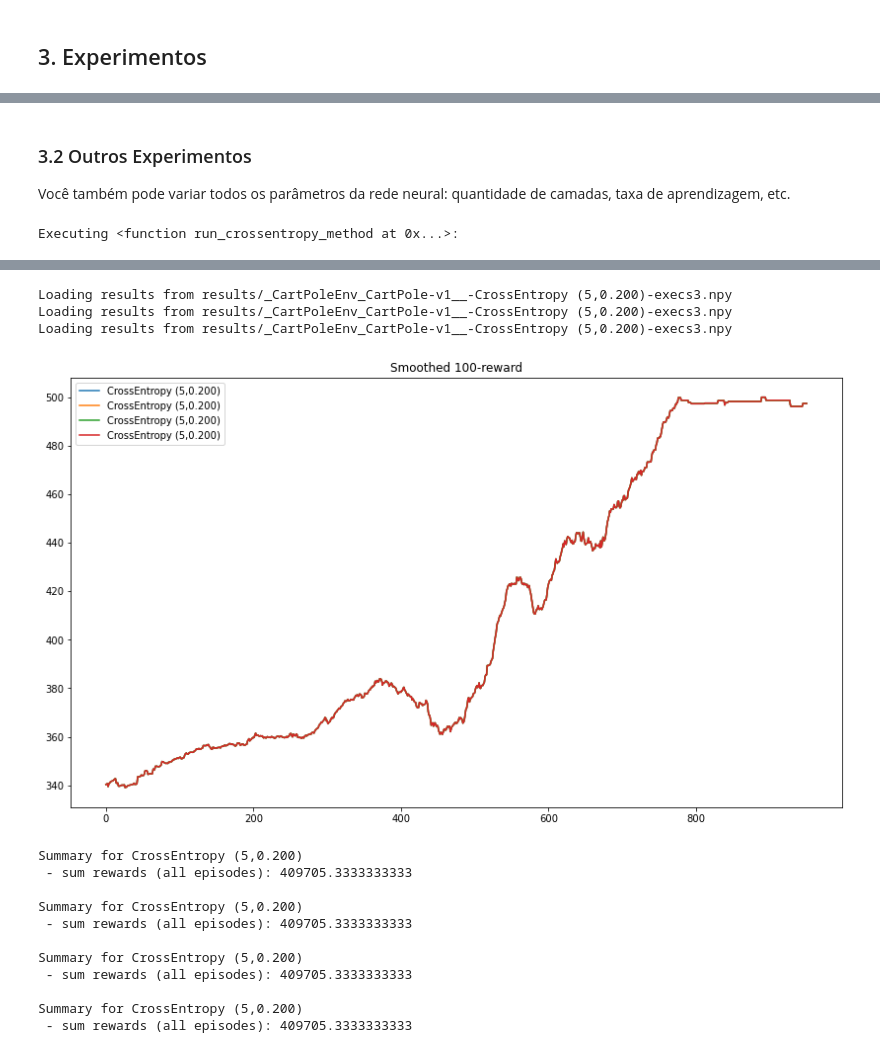
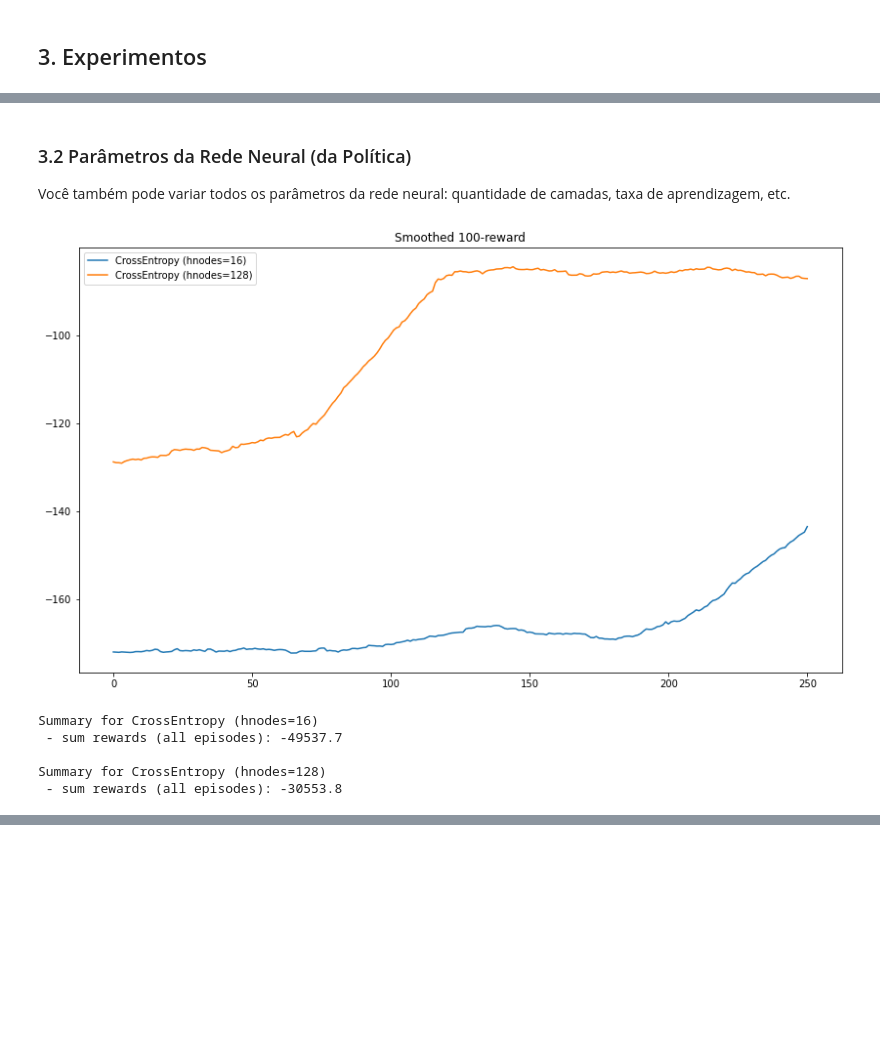
Before and after one commit to pablo-sampaio/rl_facil, a Jupyter notebook: cap06/cap06-main.ipynb, the cells around one changed output, grey strips where cells are left out. Cells and saved outputs as stored; diff of their text form; code cells hidden in the pictures; blank space fills up the shorter version.

```diff
--- a/cap06/cap06-main.ipynb
+++ b/cap06/cap06-main.ipynb
@@ -166,22 +172,28 @@ FileNotFoundError: [Errno 2] No such file or directory: 'results/_CartPoleEnv_Ca
 # %% [markdown]
-### 3.2 Outros Experimentos
+### 3.2 Parâmetros da Rede Neural (da Política)
 
 Você também pode variar todos os parâmetros da rede neural: quantidade de camadas, taxa de aprendizagem, etc.
 # %%
 from models_torch import PolicyModelCrossentropy
 
-NUM_EPISODES = 1000
-batch_size = 5
-proportion = 0.2
+ENV = gym.make("Acrobot-v1")
 
-env = gym.make("CartPole-v1")
+NUM_EPISODES = 300
+BATCH_SIZE   = 5
+PROPORTION   = 0.4
 
 results = []
 
-for hidden_layer_size in [16, 64, 256]:
-    policy_model = PolicyModelCrossentropy(env.observation_space.shape[0], [64], env.action_space.n, lr=0.01)
-    results.append( repeated_exec(3, f"CrossEntropy (hnodes={hidden_layer_size})", run_crossentropy_method, env, NUM_EPISODES, batch_size, proportion, policy_model) )
+for hidden_layer_size in [16, 128]:
+    policy_model = PolicyModelCrossentropy(ENV.observation_space.shape[0], [hidden_layer_size], ENV.action_space.n, lr=0.01)
+    results.append( repeated_exec(10, f"CrossEntropy (hnodes={hidden_layer_size})", run_crossentropy_method, ENV, NUM_EPISODES, BATCH_SIZE, PROPORTION, policy_model) )
+    clear_output()
 
 plot_multiple_results(results, cumulative=False, x_log_scale=False)
 # %% [output]
+[figure, new version]
-Executing <function run_crossentropy_method at 0x...>:
+Summary for CrossEntropy (hnodes=16)
+ - sum rewards (all episodes): -49537.7
+
+Summary for CrossEntropy (hnodes=128)
+ - sum rewards (all episodes): -30553.8
@@ -241,15 +199,0 @@ Executing <function run_crossentropy_method at 0x...>:
-Loading results from results/_CartPoleEnv_CartPole-v1__-CrossEntropy (5,0.200)-execs3.npy
-Loading results from results/_CartPoleEnv_CartPole-v1__-CrossEntropy (5,0.200)-execs3.npy
-Loading results from results/_CartPoleEnv_CartPole-v1__-CrossEntropy (5,0.200)-execs3.npy
-[figure, old version]
-Summary for CrossEntropy (5,0.200)
- - sum rewards (all episodes): 409705.3333333333
-
-Summary for CrossEntropy (5,0.200)
- - sum rewards (all episodes): 409705.3333333333
-
-Summary for CrossEntropy (5,0.200)
- - sum rewards (all episodes): 409705.3333333333
-
-Summary for CrossEntropy (5,0.200)
- - sum rewards (all episodes): 409705.3333333333
```
Also changed, not shown: parts of 14 cells of this notebook, 10 other files.
